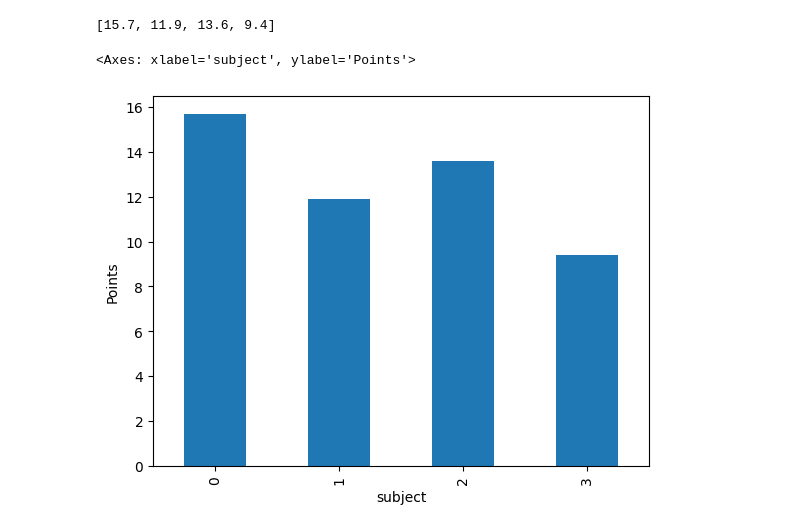
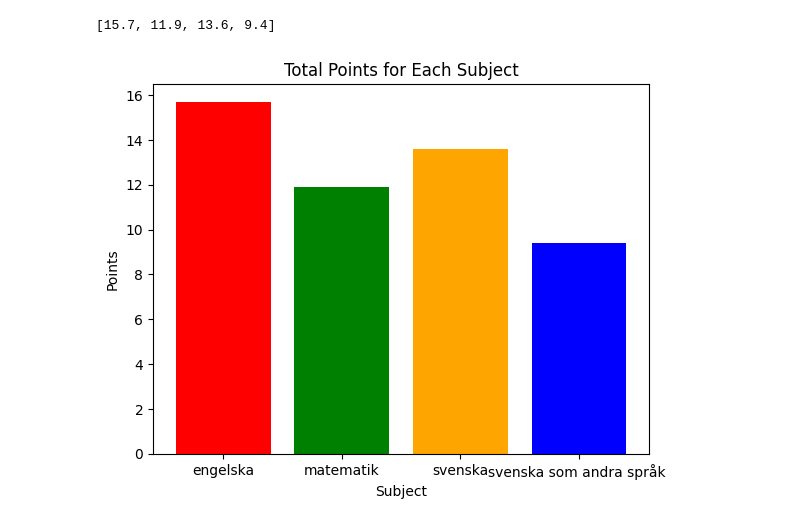
Before and after one commit to Zandri2k/Python-Sandra-Nilsson-OPA23, a Jupyter notebook: Labb_2/Labb_2.ipynb, the cells around one changed output. Saved outputs shown, nothing was run; the diff lists cells and outputs as text; code cells hidden in the pictures.

```diff
--- a/Labb_2/Labb_2.ipynb
+++ b/Labb_2/Labb_2.ipynb
@@ -194,8 +194,14 @@ total_point= [df_subjects[key]["Totalt (Poäng)"][0] for key in df_subjects] #li
 total_point
 # %% [output]
 [15.7, 11.9, 13.6, 9.4]
-# %%
-pd.Series(total_point).plot(kind="bar", x="", y="", xlabel= "subject", ylabel="Points")
-# %% [output]
-<Axes: xlabel='subject', ylabel='Points'>
-[figure, removed]
+# %%
+colors = ["red", "green", "orange", "blue"] # sätterfärger på pelarna
+subject_names = ["engelska", "matematik", "svenska", "svenska som andra språk "] #försök till att sätta rätt ämne till pelaren
+# pd.Series(total_point).plot(kind="bar", x="", y="", xlabel= "subject", ylabel="Points", color=colors)
+plt.bar(subject_names, total_point, color=colors,)
+plt.xlabel("Subject")
+plt.ylabel("Points")
+plt.title("Total Points for Each Subject")
+plt.show()
+# %% [output]
+[figure, added]
```
Also changed, not shown: parts of 3 cells of this notebook.
